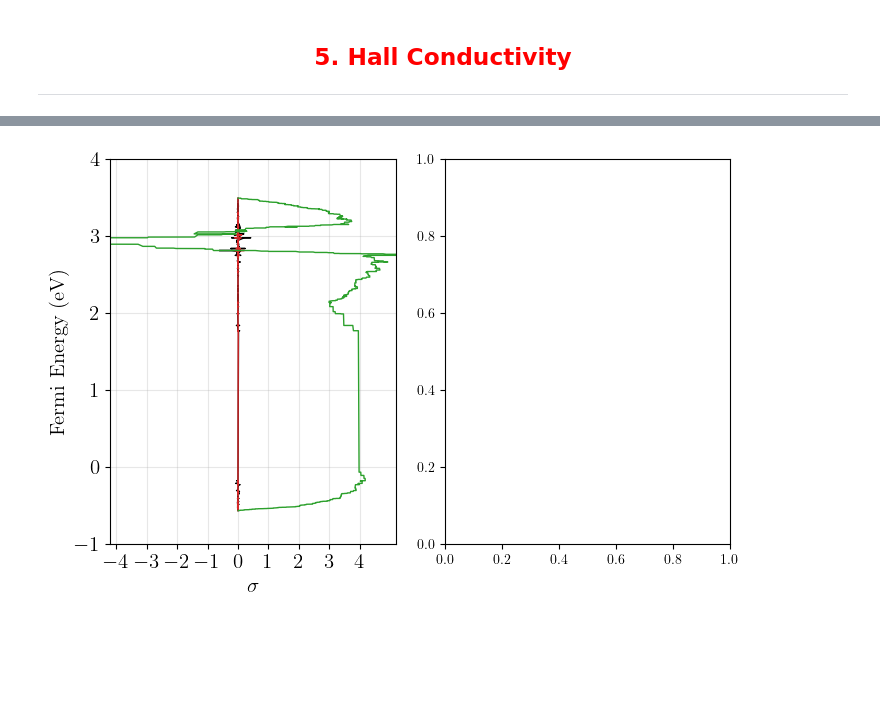
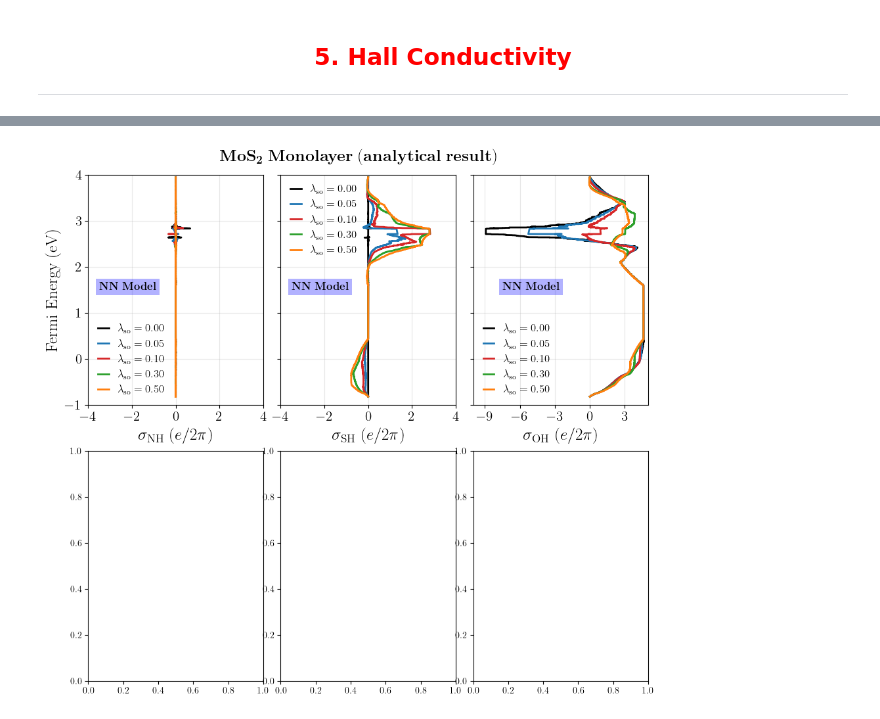
Before and after one commit to KJohnmar/INL-OBELIX-2026, a Jupyter notebook: TMDs/TMDs-monolayers.ipynb, the cells around one changed output, grey strips where cells are left out. Drawn from its saved outputs; the diff is of its cells as text; code cells hidden in the pictures; blank space fills up the shorter version.

```diff
--- a/TMDs/TMDs-monolayers.ipynb
+++ b/TMDs/TMDs-monolayers.ipynb
@@ -814,7 +814,7 @@ ___
 # %% [markdown]
 Define the Hamiltonian (we obtain the k-dependent expressions for the energy bands)
 # %%
-def get_H_analitycally_TMD(k, name, TB_model, fit_parameter="GGA", soc=False, sp=None):
+def get_H_analitycally_TMD(k, name, TB_model, fit_parameter="GGA", soc=False, sp=None, new_soc=None):
     """
     Parameters:
         k               : k-vector (kx, ky)
@@ -831,6 +831,7 @@ def get_H_analitycally_TMD(k, name, TB_model, fit_parameter="GGA", soc=False, sp
     params = globals()[f"_default_Liu_TMDs_{TB_model}_{fit_parameter}"]
     if TB_model == "1N": a, z_XX, e1, e2, t0, t1, t2, t11, t12, t22, lambda_soc = params[name]
     if TB_model == "3N": a, z_XX, e1, e2, t0, t1, t2, t11, t12, t22, r0, r1, r2, r11, r12, u0, u1, u2, u11, u12, u22, lambda_soc = params[name]
+    if new_soc is not None: lambda_soc = new_soc
 
     # Pre-calculate common phase factors
     kx, ky = k
@@ -1753,0 +1761,6 @@ def plot_HallConductivity_orbital_sp(ax):
+# %%
+ef, sig_c_000, sig_s_000, sig_o_000 = compute_hall_vs_ef("MoS2", grid_size = 80, eta = 0.01, TB_model="1N", fit_parameter="GGA", soc=True, sp=None, new_soc=0.00)
+ef, sig_c_005, sig_s_005, sig_o_005 = compute_hall_vs_ef("MoS2", grid_size = 80, eta = 0.01, TB_model="1N", fit_parameter="GGA", soc=True, sp=None, new_soc=0.05)
+ef, sig_c_010, sig_s_010, sig_o_010 = compute_hall_vs_ef("MoS2", grid_size = 80, eta = 0.01, TB_model="1N", fit_parameter="GGA", soc=True, sp=None, new_soc=0.10)
+ef, sig_c_030, sig_s_030, sig_o_030 = compute_hall_vs_ef("MoS2", grid_size = 80, eta = 0.01, TB_model="1N", fit_parameter="GGA", soc=True, sp=None, new_soc=0.30)
+ef, sig_c_050, sig_s_050, sig_o_050 = compute_hall_vs_ef("MoS2", grid_size = 80, eta = 0.01, TB_model="1N", fit_parameter="GGA", soc=True, sp=None, new_soc=0.50)
@@ -1754,29 +1826,35 @@ def plot_HallConductivity_orbital_sp(ax):
 # %%
-def main_plot_BandStructure_Diagonalization():
-    # 1. Adjust the figure size to fit both plots side-by-side
-    fig = plt.figure(figsize=(8, 5))
+def main_HallConductivity_analytically():
+    # Adjust the figure size to fit both plots side-by-side
+    fig = plt.figure(figsize=(11, 10))
 
-    # 2. Create the gridspec
-    gs_main = gridspec.GridSpec(1, 2, figure=fig, wspace=0.17)
+    # Create the gridspec
+    gs_main = gridspec.GridSpec(2, 3, figure=fig, wspace=0.1)
 
-    # 3. Create the subplots
+    # Create the subplots
     ax1 = fig.add_subplot(gs_main[0, 0])
     ax2 = fig.add_subplot(gs_main[0, 1])
+    ax3 = fig.add_subplot(gs_main[0, 2])
+    ax4 = fig.add_subplot(gs_main[1, 0])
+    ax5 = fig.add_subplot(gs_main[1, 1])
+    ax6 = fig.add_subplot(gs_main[1, 2])
 
-    # 4. Call your functions (ensure BrillouinZone ends with ':' as corrected)
-    plot_HallConductivity_orbital_sp(ax1)
+    plot_HallConductivity_TMDs_analytically(ax1, ef, sig_c_000, sig_c_005, sig_c_010, sig_c_030, sig_c_050, option="charge", model="1N")
+    plot_HallConductivity_TMDs_analytically(ax2, ef, sig_s_000, sig_s_005, sig_s_010, sig_s_030, sig_s_050, option="spin", model="1N")
+    plot_HallConductivity_TMDs_analytically(ax3, ef, sig_o_000, sig_o_005, sig_o_010, sig_o_030, sig_o_050, option="orbital", model="1N")
 
 
-    # 6. Finalization
-    # tight_layout usually works better than subplots_adjust to prevent label clipping
+    fig.suptitle(r"$\mathbf{MoS}_\mathbf{2}\ \mathbf{Monolayer\ (analytical\ result)}$", fontsize=18, fontweight=900, y=0.92)
+
+    # Finalization
     plt.tight_layout()
     #plt.subplots_adjust(left=0.05, right=0.95, bottom=0.05, top=0.95,
     #                      hspace=0.4, wspace=0.4)
 
     plt.show()
     plt.close()
 
 if __name__ == "__main__":
-    main_plot_BandStructure_Diagonalization()
+    main_HallConductivity_analytically()
 # %% [output]
-[figure, old version]
+[figure, new version]
```
Also changed, not shown: parts of 22 cells of this notebook.
